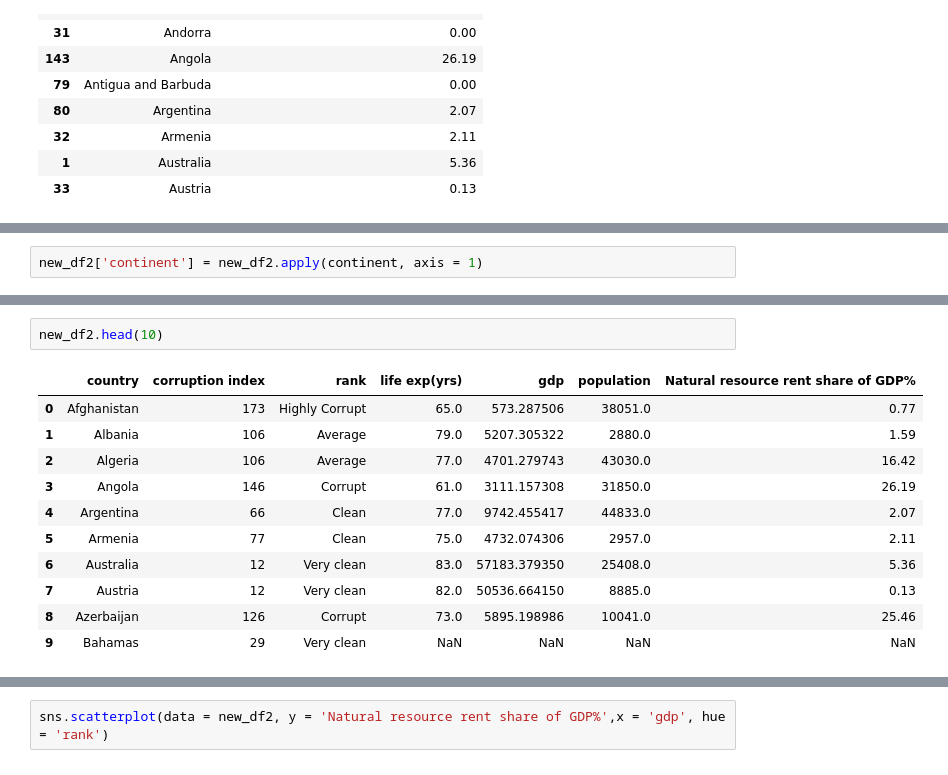
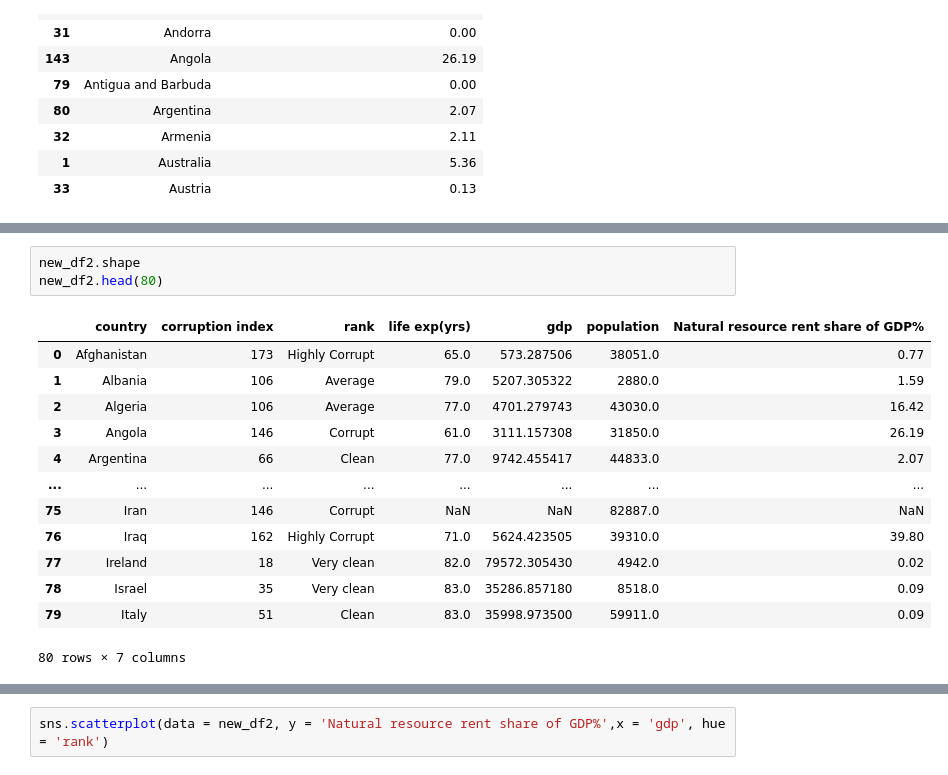
Before and after one commit to harunaisha/Repos, a Jupyter notebook: UCD project.ipynb, the cells around one changed output, grey strips where cells are left out. Saved outputs shown, nothing was run; the diff lists cells and outputs as text.

```diff
--- a/UCD project.ipynb
+++ b/UCD project.ipynb
@@ -215,2 +232,0 @@ SyntaxError: EOL while scanning string literal (<ipython-input-341-842fd225646b>
-# %%
-new_df2['continent'] = new_df2.apply(continent, axis = 1)
@@ -219,15 +269,18 @@ NameError: name 'continent' is not defined
 # %%
-new_df2.head(10)
+new_df2.shape
+new_df2.head(80)
 # %% [output]
 |  | country | corruption index | rank | life exp(yrs) | gdp | population | Natural resource rent share of GDP% |
 | 0 | Afghanistan | 173 | Highly Corrupt | 65.0 | 573.287506 | 38051.0 | 0.77 |
 | 1 | Albania | 106 | Average | 79.0 | 5207.305322 | 2880.0 | 1.59 |
 | 2 | Algeria | 106 | Average | 77.0 | 4701.279743 | 43030.0 | 16.42 |
 | 3 | Angola | 146 | Corrupt | 61.0 | 3111.157308 | 31850.0 | 26.19 |
 | 4 | Argentina | 66 | Clean | 77.0 | 9742.455417 | 44833.0 | 2.07 |
-| 5 | Armenia | 77 | Clean | 75.0 | 4732.074306 | 2957.0 | 2.11 |
-| 6 | Australia | 12 | Very clean | 83.0 | 57183.379350 | 25408.0 | 5.36 |
-| 7 | Austria | 12 | Very clean | 82.0 | 50536.664150 | 8885.0 | 0.13 |
-| 8 | Azerbaijan | 126 | Corrupt | 73.0 | 5895.198986 | 10041.0 | 25.46 |
-| 9 | Bahamas | 29 | Very clean | NaN | NaN | NaN | NaN |
+| ... | ... | ... | ... | ... | ... | ... | ... |
+| 75 | Iran | 146 | Corrupt | NaN | NaN | 82887.0 | NaN |
+| 76 | Iraq | 162 | Highly Corrupt | 71.0 | 5624.423505 | 39310.0 | 39.80 |
+| 77 | Ireland | 18 | Very clean | 82.0 | 79572.305430 | 4942.0 | 0.02 |
+| 78 | Israel | 35 | Very clean | 83.0 | 35286.857180 | 8518.0 | 0.09 |
+| 79 | Italy | 51 | Clean | 83.0 | 35998.973500 | 59911.0 | 0.09 |
+80 rows × 7 columns
 # %%
```
Also changed, not shown: parts of 17 cells of this notebook.
